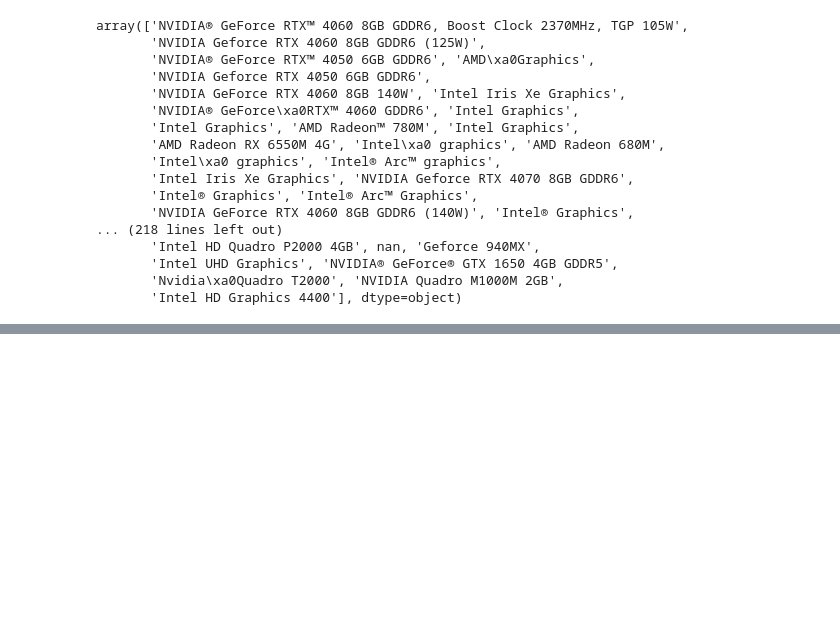
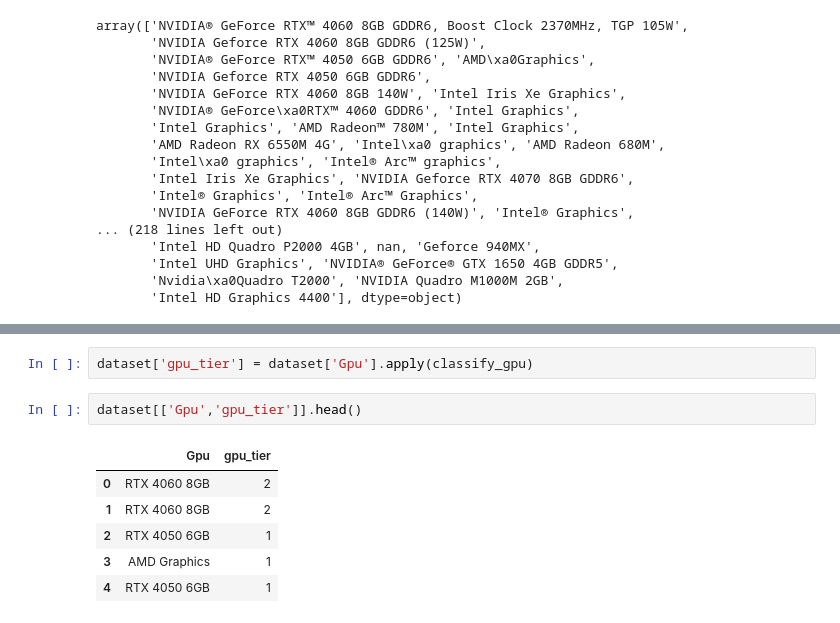
Before and after one commit to Ldkhanhduy/DO_AN_2, a Jupyter notebook: duyldk/part_2/preprocessing.ipynb, the cells around one changed output, grey strips where cells are left out. Saved outputs shown, nothing was run; the diff lists cells and outputs as text; blank space fills up the shorter version.

```diff
--- a/duyldk/part_2/preprocessing.ipynb
+++ b/duyldk/part_2/preprocessing.ipynb
@@ -175,0 +227,11 @@ dataset[dataset['GPU'].isnull()]
+# %%
+dataset['gpu_tier'] = dataset['Gpu'].apply(classify_gpu)
+# %%
+dataset[['Gpu','gpu_tier']].head()
+# %% [output]
+|  | Gpu | gpu_tier |
+| 0 | RTX 4060 8GB | 2 |
+| 1 | RTX 4060 8GB | 2 |
+| 2 | RTX 4050 6GB | 1 |
+| 3 | AMD Graphics | 1 |
+| 4 | RTX 4050 6GB | 1 |
```
Also changed, not shown: parts of 10 cells of this notebook, 1 other file.
